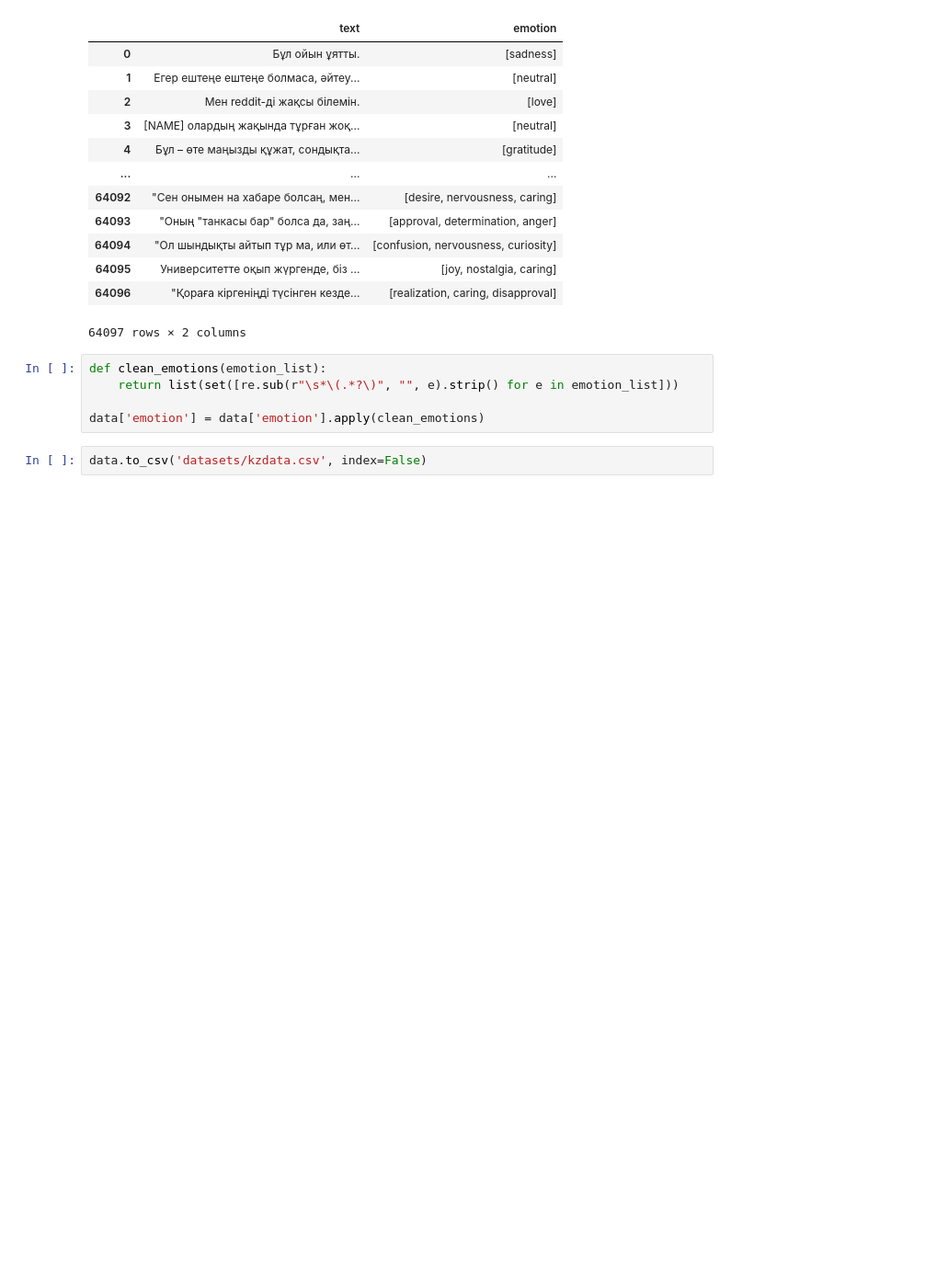
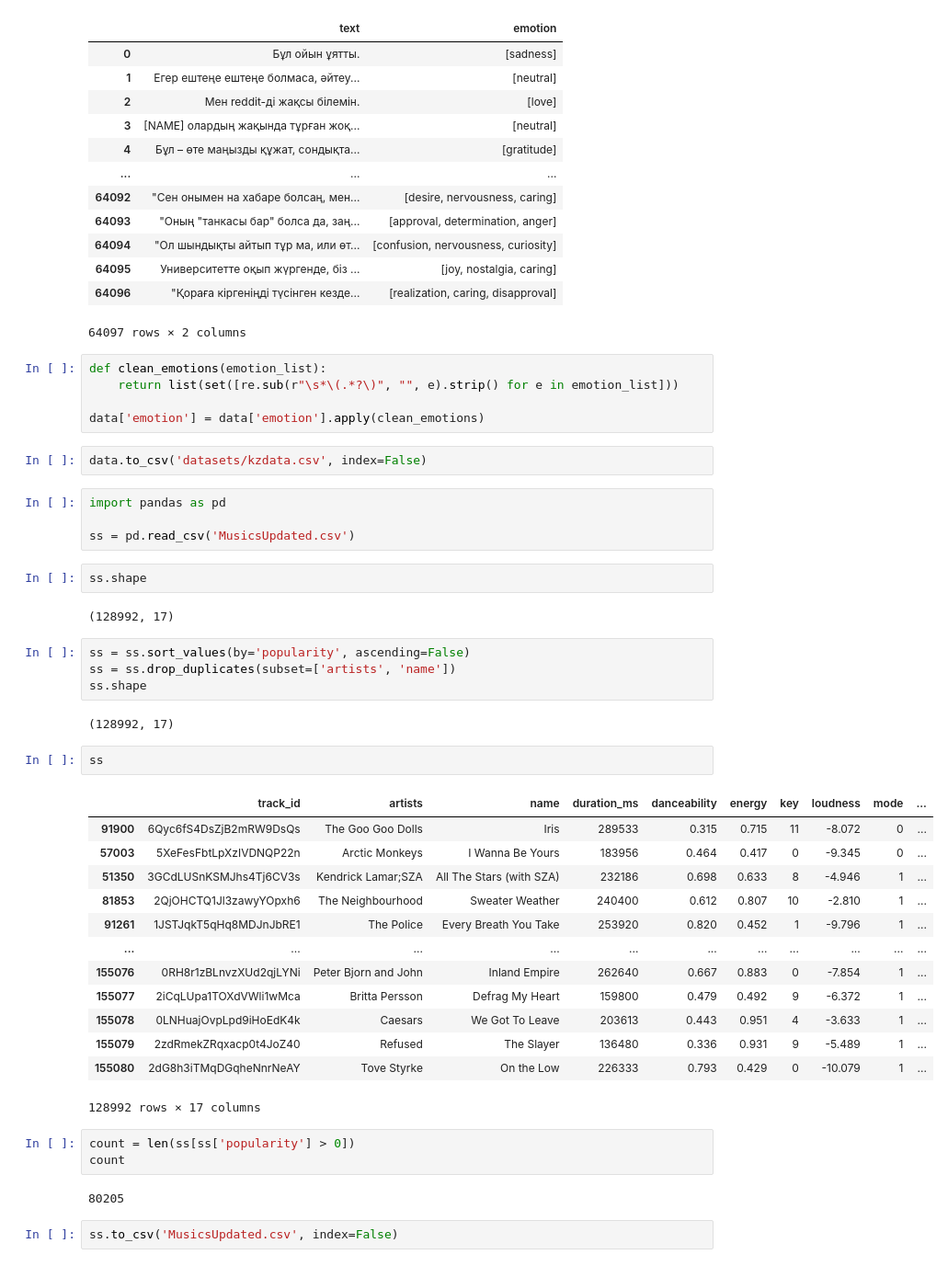
Before and after one commit to isityarl/MusicRec, a Jupyter notebook: q.ipynb, the cells around one changed output. Shown: that part at 92% size. Saved outputs shown, nothing was run; the diff lists cells and outputs as text; blank space fills up the shorter version.

```diff
--- a/q.ipynb
+++ b/q.ipynb
@@ -251,3 +251,40 @@ def clean_emotions(emotion_list):
 data['emotion'] = data['emotion'].apply(clean_emotions)
 # %%
 data.to_csv('datasets/kzdata.csv', index=False)
+# %%
+import pandas as pd
+
+ss = pd.read_csv('MusicsUpdated.csv')
+# %%
+ss.shape
+# %% [output]
+(128992, 17)
+# %%
+ss = ss.sort_values(by='popularity', ascending=False)
+ss = ss.drop_duplicates(subset=['artists', 'name'])
+ss.shape
+# %% [output]
+(128992, 17)
+# %%
+ss
+# %% [output]
+|  | track_id | artists | name | duration_ms | danceability | energy | key | loudness | mode | ... |
+| 91900 | 6Qyc6fS4DsZjB2mRW9DsQs | The Goo Goo Dolls | Iris | 289533 | 0.315 | 0.715 | 11 | -8.072 | 0 | ... |
+| 57003 | 5XeFesFbtLpXzIVDNQP22n | Arctic Monkeys | I Wanna Be Yours | 183956 | 0.464 | 0.417 | 0 | -9.345 | 0 | ... |
+| 51350 | 3GCdLUSnKSMJhs4Tj6CV3s | Kendrick Lamar;SZA | All The Stars (with SZA) | 232186 | 0.698 | 0.633 | 8 | -4.946 | 1 | ... |
+| 81853 | 2QjOHCTQ1Jl3zawyYOpxh6 | The Neighbourhood | Sweater Weather | 240400 | 0.612 | 0.807 | 10 | -2.810 | 1 | ... |
+| 91261 | 1JSTJqkT5qHq8MDJnJbRE1 | The Police | Every Breath You Take | 253920 | 0.820 | 0.452 | 1 | -9.796 | 1 | ... |
+| ... | ... | ... | ... | ... | ... | ... | ... | ... | ... | ... |
+| 155076 | 0RH8r1zBLnvzXUd2qjLYNi | Peter Bjorn and John | Inland Empire | 262640 | 0.667 | 0.883 | 0 | -7.854 | 1 | ... |
+| 155077 | 2iCqLUpa1TOXdVWli1wMca | Britta Persson | Defrag My Heart | 159800 | 0.479 | 0.492 | 9 | -6.372 | 1 | ... |
+| 155078 | 0LNHuajOvpLpd9iHoEdK4k | Caesars | We Got To Leave | 203613 | 0.443 | 0.951 | 4 | -3.633 | 1 | ... |
+| 155079 | 2zdRmekZRqxacp0t4JoZ40 | Refused | The Slayer | 136480 | 0.336 | 0.931 | 9 | -5.489 | 1 | ... |
+| 155080 | 2dG8h3iTMqDGqheNnrNeAY | Tove Styrke | On the Low | 226333 | 0.793 | 0.429 | 0 | -10.079 | 1 | ... |
+128992 rows × 17 columns
+# %%
+count = len(ss[ss['popularity'] > 0])
+count
+# %% [output]
+80205
+# %%
+ss.to_csv('MusicsUpdated.csv', index=False)
```
Also changed, not shown: 2 other files.
